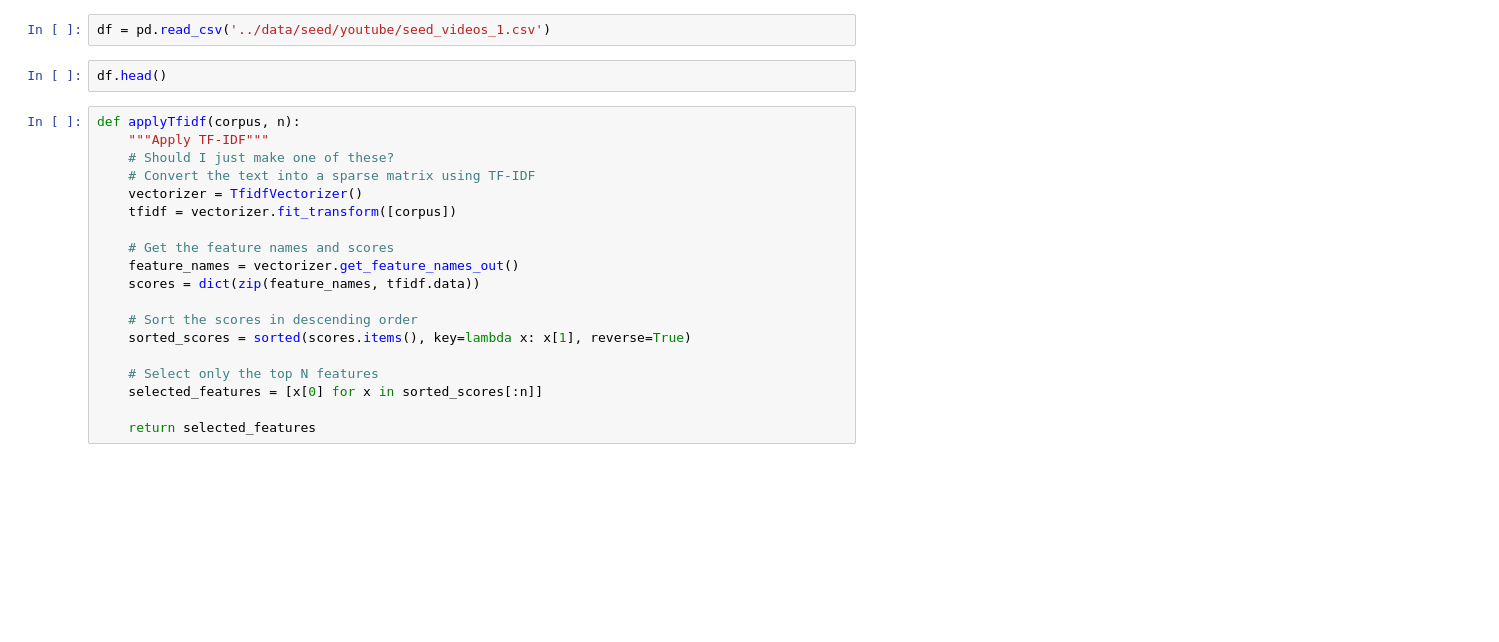
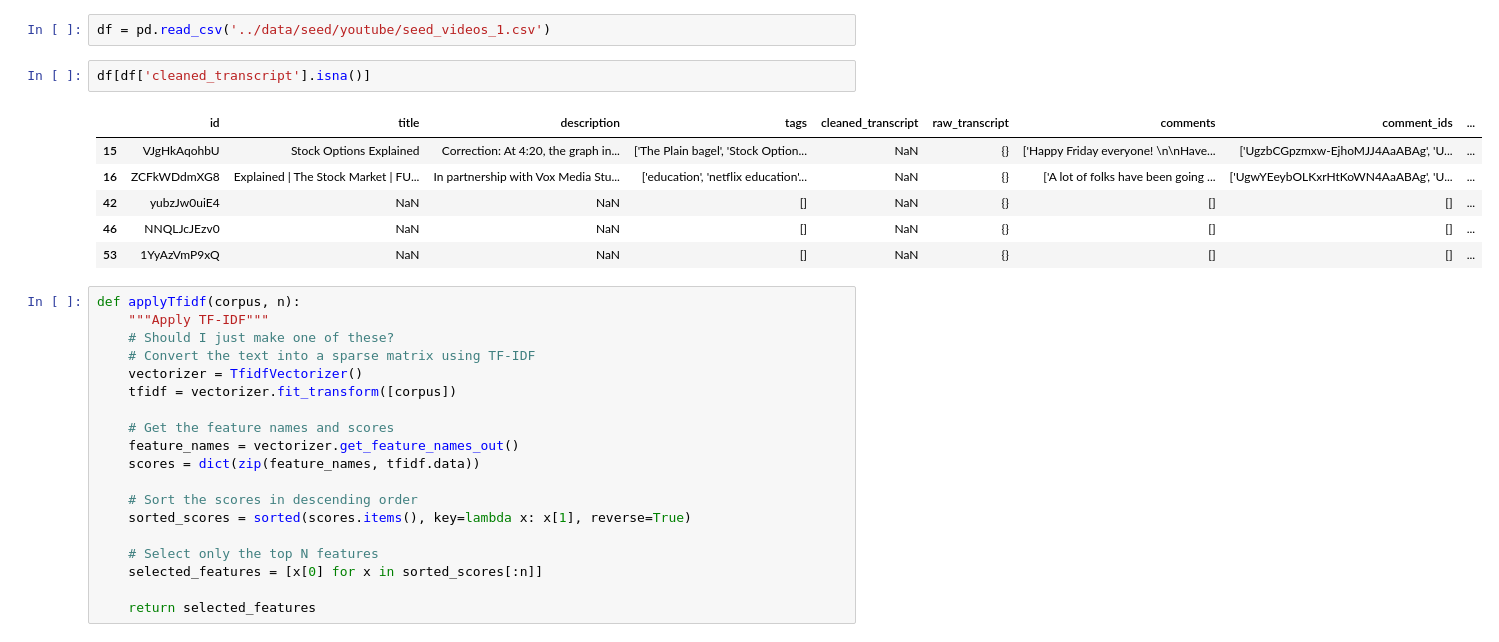
Before and after one commit to brianjhuang/CryptoWho, a Jupyter notebook: notebooks/gptPrompter.ipynb, the cells around one changed output. Cells and saved outputs as stored; diff of their text form; blank space fills up the shorter version.

```diff
--- a/notebooks/gptPrompter.ipynb
+++ b/notebooks/gptPrompter.ipynb
@@ -15,7 +13,14 @@ ModuleNotFoundError: No module named 'gensim.summarization'
 # %%
 df = pd.read_csv('../data/seed/youtube/seed_videos_1.csv')
-# %%
-df.head()
+# %%
+df[df['cleaned_transcript'].isna()]
+# %% [output]
+|  | id | title | description | tags | cleaned_transcript | raw_transcript | comments | comment_ids | ... |
+| 15 | VJgHkAqohbU | Stock Options Explained | Correction: At 4:20, the graph in... | ['The Plain bagel', 'Stock Option... | NaN | {} | ['Happy Friday everyone! \n\nHave... | ['UgzbCGpzmxw-EjhoMJJ4AaABAg', 'U... | ... |
+| 16 | ZCFkWDdmXG8 | Explained | The Stock Market | FU... | In partnership with Vox Media Stu... | ['education', 'netflix education'... | NaN | {} | ['A lot of folks have been going ... | ['UgwYEeybOLKxrHtKoWN4AaABAg', 'U... | ... |
+| 42 | yubzJw0uiE4 | NaN | NaN | [] | NaN | {} | [] | [] | ... |
+| 46 | NNQLJcJEzv0 | NaN | NaN | [] | NaN | {} | [] | [] | ... |
+| 53 | 1YyAzVmP9xQ | NaN | NaN | [] | NaN | {} | [] | [] | ... |
 # %%
 def applyTfidf(corpus, n):
     """Apply TF-IDF"""
```
Also changed, not shown: parts of 4 cells of this notebook, 1 other file.
